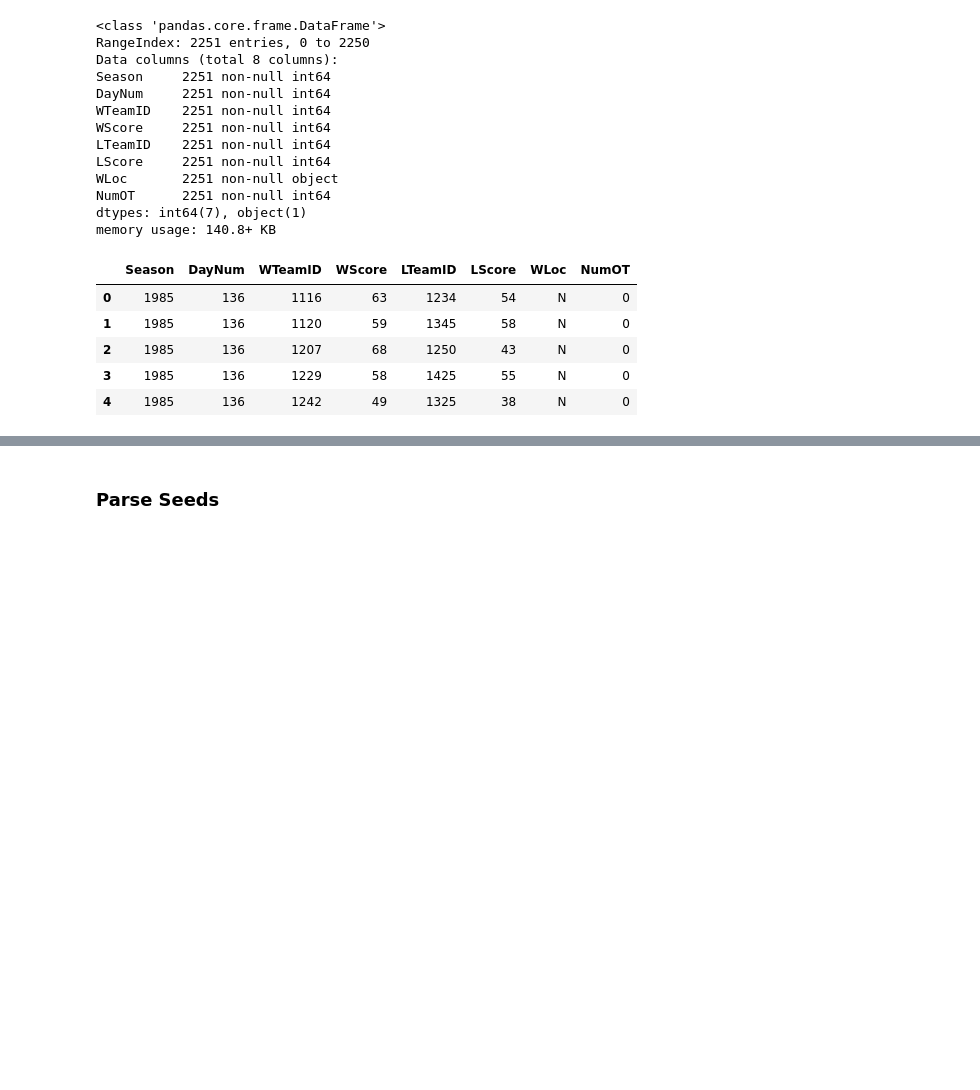
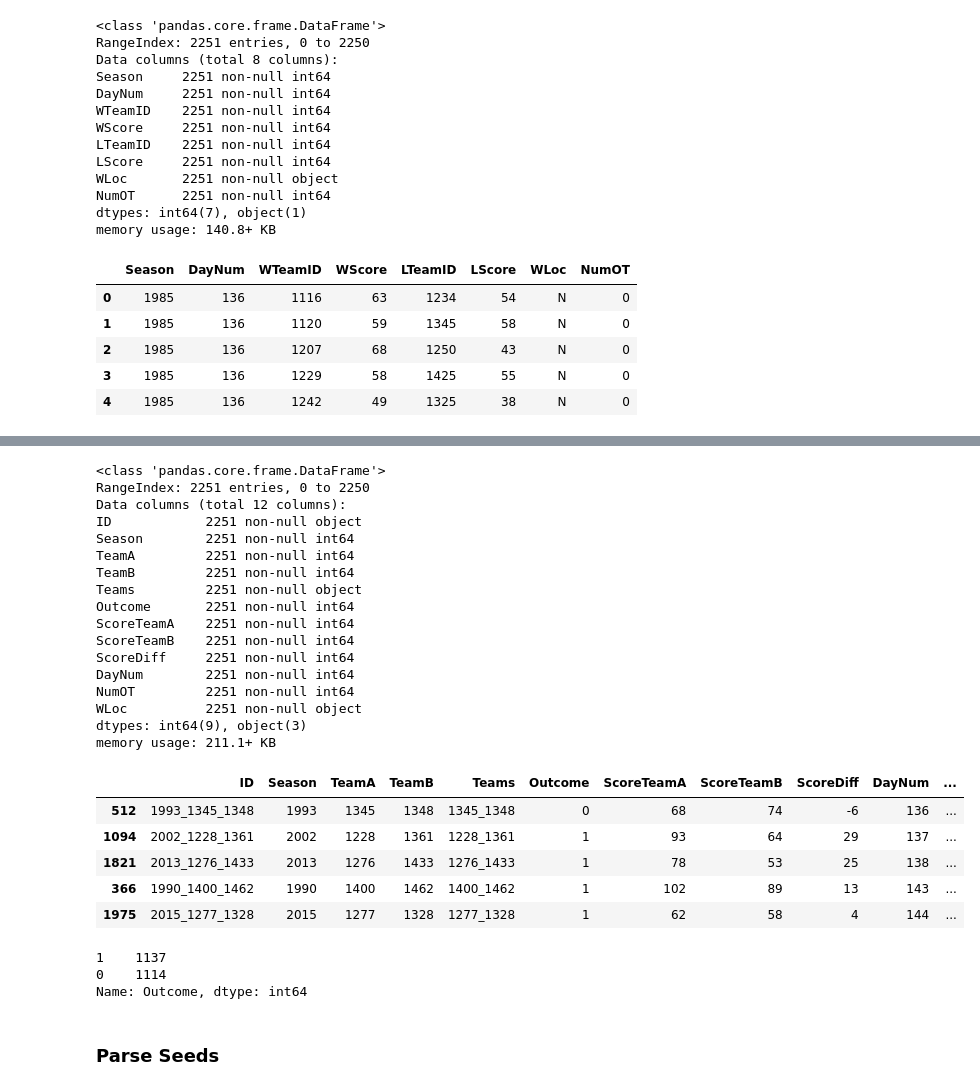
Before and after one commit to nyjgary/march-madness-2020, a Jupyter notebook: March-Madness-2020.ipynb, the cells around one changed output, grey strips where cells are left out. Drawn from its saved outputs; the diff is of its cells as text; code cells hidden in the pictures; blank space fills up the shorter version.

```diff
--- a/March-Madness-2020.ipynb
+++ b/March-Madness-2020.ipynb
@@ -21,9 +21,9 @@ print(len(sample_pred))
 # %% [markdown]
 # Import Data
 # %%
-compact_results = pd.read_csv('data/MDataFiles_Stage1/MNCAATourneyCompactResults.csv')
-compact_results.info()
-compact_results.head()
+tourney_results = pd.read_csv('data/MDataFiles_Stage1/MNCAATourneyCompactResults.csv')
+tourney_results.info()
+tourney_results.head()
 # %% [output]
 <class 'pandas.core.frame.DataFrame'>
 RangeIndex: 2251 entries, 0 to 2250
@@ -75,12 +94,19 @@ teams[teams['TeamID'].isin([1181,1242])]
 # %%
-# generate game ID and label
-compact_results = compact_results.assign(
-    TeamA = lambda x: x[['WTeamID','LTeamID']].min(axis=1),
-    TeamB = lambda x: x[['WTeamID','LTeamID']].max(axis=1),
-    Teams = lambda x: x['TeamA'].astype(str) + '_' + x['TeamB'].astype(str),
-    ID = lambda x: x['Season'].astype(str) + '_' + x['Teams'],
-    Outcome = lambda x: np.where(x['WTeamID'] < x['LTeamID'], 1, 0)
-)
-compact_results.info()
-display(compact_results.head())
-compact_results['Outcome'].value_counts()
+def reformat_obs(tourney_results):
+    """ Given tourney results, reformat and append dataframe with unique ID and label """
+
+    data = tourney_results.assign(
+        TeamA = lambda x: x[['WTeamID','LTeamID']].min(axis=1),
+        TeamB = lambda x: x[['WTeamID','LTeamID']].max(axis=1),
+        Teams = lambda x: x['TeamA'].astype(str) + '_' + x['TeamB'].astype(str),
+        ID = lambda x: x['Season'].astype(str) + '_' + x['Teams'],
+        Outcome = lambda x: np.where(x['WTeamID'] < x['LTeamID'], 1, 0),
+        ScoreTeamA = lambda x: np.where(x['WTeamID'] == x['TeamA'], x['WScore'], x['LScore']),
+        ScoreTeamB = lambda x: np.where(x['WTeamID'] == x['TeamB'], x['WScore'], x['LScore']),
+        ScoreDiff = lambda x: x['ScoreTeamA'] - x['ScoreTeamB']
+    )
+
+    cols_to_return = ['ID', 'Season', 'TeamA', 'TeamB', 'Teams', 'Outcome',
+                      'ScoreTeamA', 'ScoreTeamB', 'ScoreDiff', 'DayNum', 'NumOT', 'WLoc']
+
+    return data[cols_to_return]
@@ -115,3 +113,35 @@ Name: Outcome, dtype: int64
+# %%
+data = reformat_obs(tourney_results)
+data.info()
+display(data.sample(5))
+data['Outcome'].value_counts()
+# %% [output]
+<class 'pandas.core.frame.DataFrame'>
+RangeIndex: 2251 entries, 0 to 2250
+Data columns (total 12 columns):
+ID            2251 non-null object
+Season        2251 non-null int64
+TeamA         2251 non-null int64
+TeamB         2251 non-null int64
+Teams         2251 non-null object
+Outcome       2251 non-null int64
+ScoreTeamA    2251 non-null int64
+ScoreTeamB    2251 non-null int64
+ScoreDiff     2251 non-null int64
+DayNum        2251 non-null int64
+NumOT         2251 non-null int64
+WLoc          2251 non-null object
+dtypes: int64(9), object(3)
+memory usage: 211.1+ KB
+|  | ID | Season | TeamA | TeamB | Teams | Outcome | ScoreTeamA | ScoreTeamB | ScoreDiff | DayNum | ... |
+| 512 | 1993_1345_1348 | 1993 | 1345 | 1348 | 1345_1348 | 0 | 68 | 74 | -6 | 136 | ... |
+| 1094 | 2002_1228_1361 | 2002 | 1228 | 1361 | 1228_1361 | 1 | 93 | 64 | 29 | 137 | ... |
+| 1821 | 2013_1276_1433 | 2013 | 1276 | 1433 | 1276_1433 | 1 | 78 | 53 | 25 | 138 | ... |
+| 366 | 1990_1400_1462 | 1990 | 1400 | 1462 | 1400_1462 | 1 | 102 | 89 | 13 | 143 | ... |
+| 1975 | 2015_1277_1328 | 2015 | 1277 | 1328 | 1277_1328 | 1 | 62 | 58 | 4 | 144 | ... |
+1    1137
+0    1114
+Name: Outcome, dtype: int64
 # %% [markdown]
 ### Parse Seeds
 # %%
```
Also changed, not shown: parts of 8 cells of this notebook.
